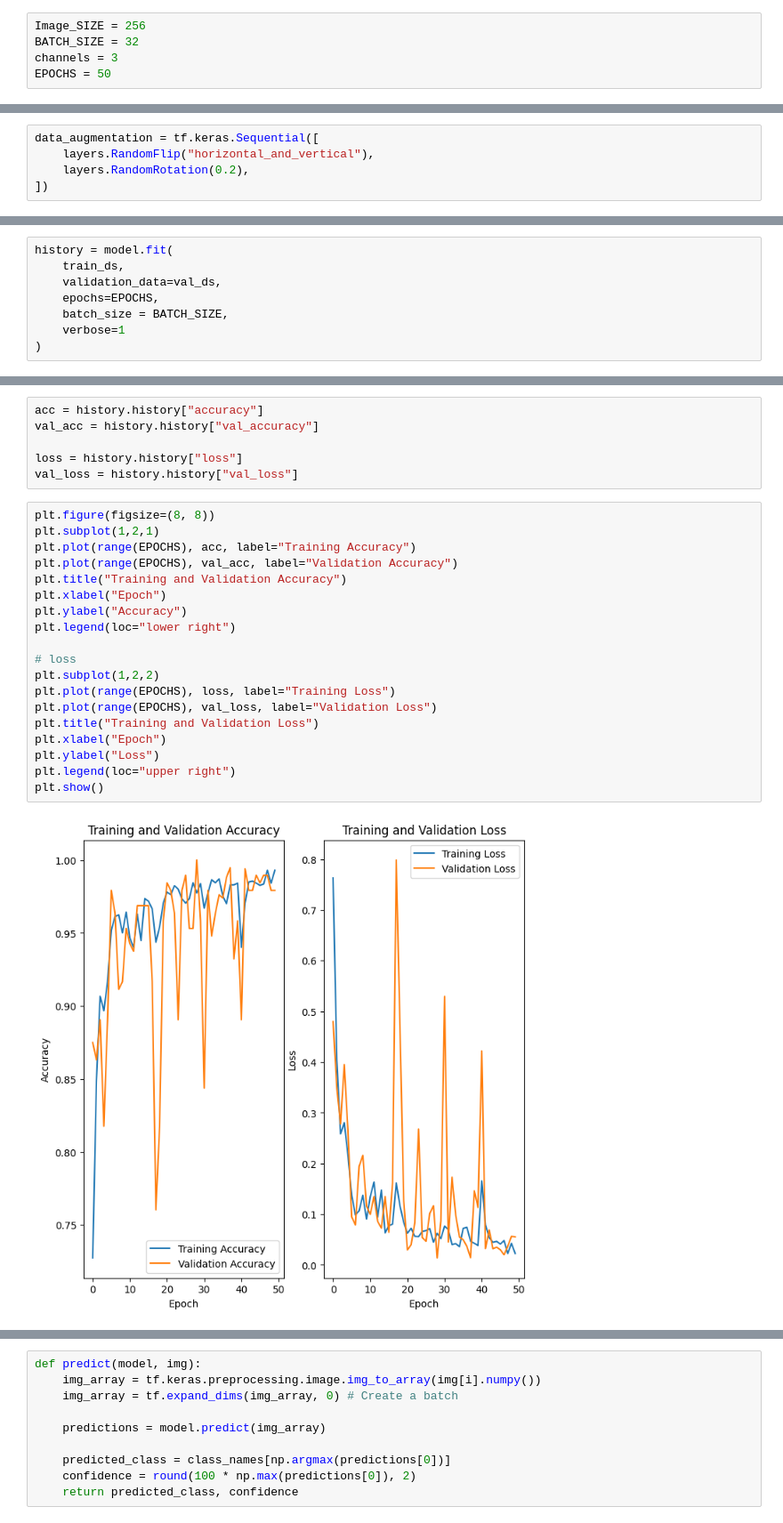
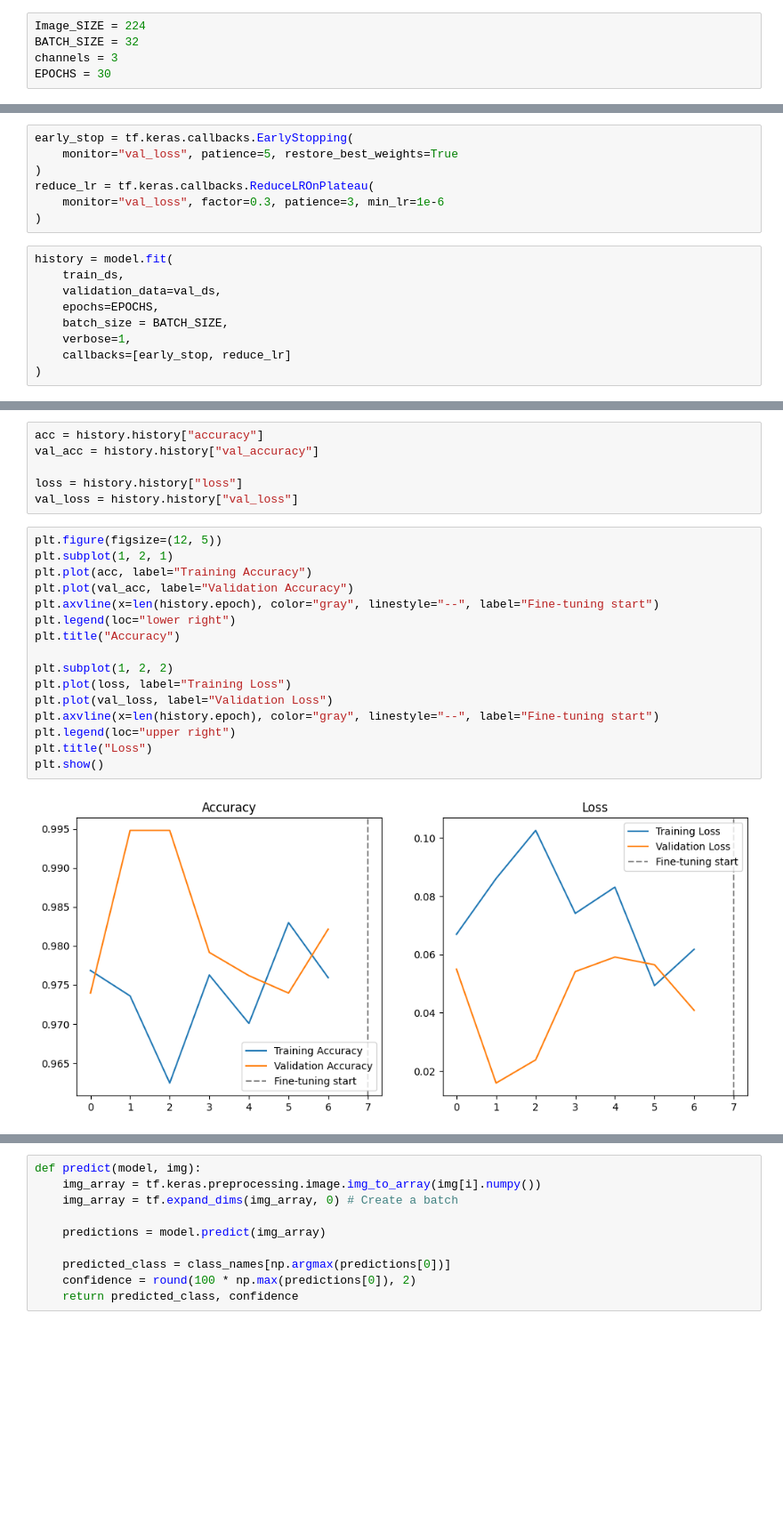
Before and after one commit to Omar-Elgendey/potato-disease, a Jupyter notebook: training/training.ipynb, the cells around one changed output, grey strips where cells are left out. Shown at 89% size. Cells and saved outputs as stored; diff of their text form; blank space fills up the shorter version.

```diff
--- a/training/training.ipynb
+++ b/training/training.ipynb
@@ -5,10 +5,10 @@ import matplotlib.pyplot as plt
 # %%
 import numpy as np
 # %%
-Image_SIZE = 256
+Image_SIZE = 224
 BATCH_SIZE = 32
 channels = 3
-EPOCHS = 50
+EPOCHS = 30
 # %%
 dataset =  tf.keras.preprocessing.image_dataset_from_directory(
   "PlantVillage",
@@ -105,7 +109,2 @@ resize_and_rescale = tf.keras.Sequential([
 ])
-# %%
-data_augmentation = tf.keras.Sequential([
-    layers.RandomFlip("horizontal_and_vertical"),
-    layers.RandomRotation(0.2),
-])
 # %%
@@ -156,12 +159,20 @@ model.compile(
     loss=tf.keras.losses.SparseCategoricalCrossentropy(),
     metrics=["accuracy"]
 )
+# %%
+early_stop = tf.keras.callbacks.EarlyStopping(
+    monitor="val_loss", patience=5, restore_best_weights=True
+)
+reduce_lr = tf.keras.callbacks.ReduceLROnPlateau(
+    monitor="val_loss", factor=0.3, patience=3, min_lr=1e-6
+)
 # %%
 history = model.fit(
     train_ds,
     validation_data=val_ds,
     epochs=EPOCHS,
     batch_size = BATCH_SIZE,
-    verbose=1
+    verbose=1,
+    callbacks=[early_stop, reduce_lr]
 )
 # %% [output]
@@ -205,26 +249,23 @@ val_acc = history.history["val_accuracy"]
 loss = history.history["loss"]
 val_loss = history.history["val_loss"]
 # %%
-plt.figure(figsize=(8, 8))
-plt.subplot(1,2,1)
-plt.plot(range(EPOCHS), acc, label="Training Accuracy")
-plt.plot(range(EPOCHS), val_acc, label="Validation Accuracy")
-plt.title("Training and Validation Accuracy")
-plt.xlabel("Epoch")
-plt.ylabel("Accuracy")
+plt.figure(figsize=(12, 5))
+plt.subplot(1, 2, 1)
+plt.plot(acc, label="Training Accuracy")
+plt.plot(val_acc, label="Validation Accuracy")
+plt.axvline(x=len(history.epoch), color="gray", linestyle="--", label="Fine-tuning start")
 plt.legend(loc="lower right")
+plt.title("Accuracy")
 
-# loss
-plt.subplot(1,2,2)
-plt.plot(range(EPOCHS), loss, label="Training Loss")
-plt.plot(range(EPOCHS), val_loss, label="Validation Loss")
-plt.title("Training and Validation Loss")
-plt.xlabel("Epoch")
-plt.ylabel("Loss")
+plt.subplot(1, 2, 2)
+plt.plot(loss, label="Training Loss")
+plt.plot(val_loss, label="Validation Loss")
+plt.axvline(x=len(history.epoch), color="gray", linestyle="--", label="Fine-tuning start")
 plt.legend(loc="upper right")
+plt.title("Loss")
 plt.show()
 # %% [output]
-[figure, old version]
+[figure, new version]
 # %%
 for image_batch, label_batch in test_ds.take(1):
     first_image = image_batch[0].numpy().astype("uint8")
```
Also changed, not shown: parts of 15 cells of this notebook, 37 other files.
